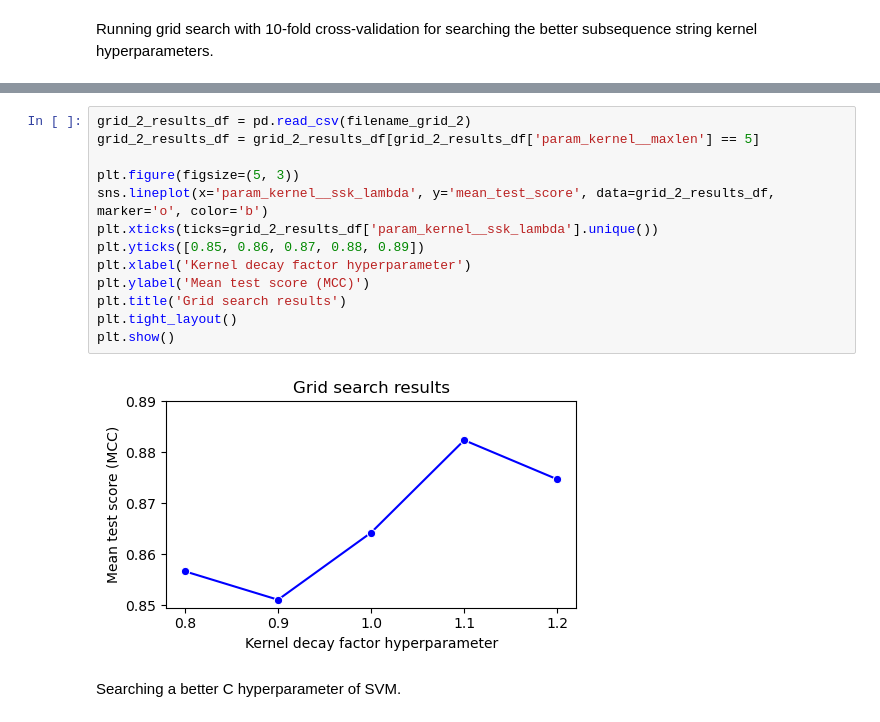
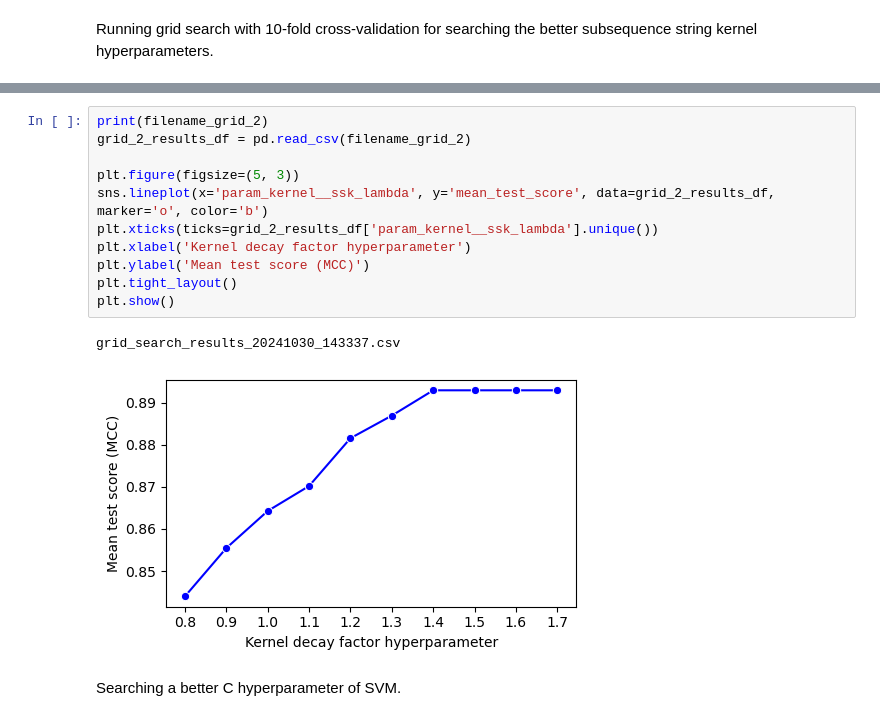
Before and after one commit to denilsonfbar/EPB-24, a Jupyter notebook: AMP_peptides_classification.ipynb, the cells around one changed output, grey strips where cells are left out. Saved outputs shown, nothing was run; the diff lists cells and outputs as text.

```diff
--- a/AMP_peptides_classification.ipynb
+++ b/AMP_peptides_classification.ipynb
@@ -337,18 +307,17 @@ MCC score of the best model in test dataset: 0.8945488356335536
 # %%
+print(filename_grid_2)
 grid_2_results_df = pd.read_csv(filename_grid_2)
-grid_2_results_df = grid_2_results_df[grid_2_results_df['param_kernel__maxlen'] == 5]
 
 plt.figure(figsize=(5, 3))
 sns.lineplot(x='param_kernel__ssk_lambda', y='mean_test_score', data=grid_2_results_df, marker='o', color='b')
 plt.xticks(ticks=grid_2_results_df['param_kernel__ssk_lambda'].unique())
-plt.yticks([0.85, 0.86, 0.87, 0.88, 0.89])
 plt.xlabel('Kernel decay factor hyperparameter')
 plt.ylabel('Mean test score (MCC)')
-plt.title('Grid search results')
 plt.tight_layout()
 plt.show()
 # %% [output]
+grid_search_results_20241030_143337.csv
-[figure, old version]
+[figure, new version]
 # %% [markdown]
 Searching a better C hyperparameter of SVM.
 # %%
```
Also changed, not shown: parts of 29 cells of this notebook, 4 other files.
